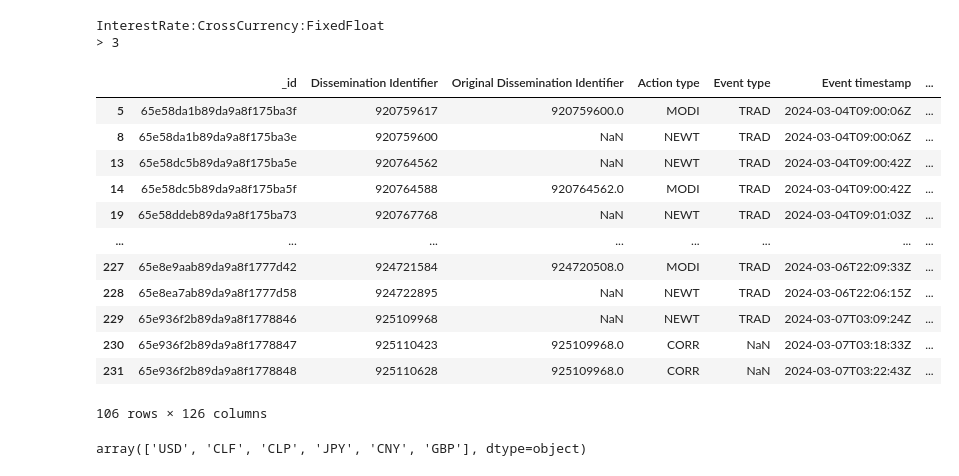
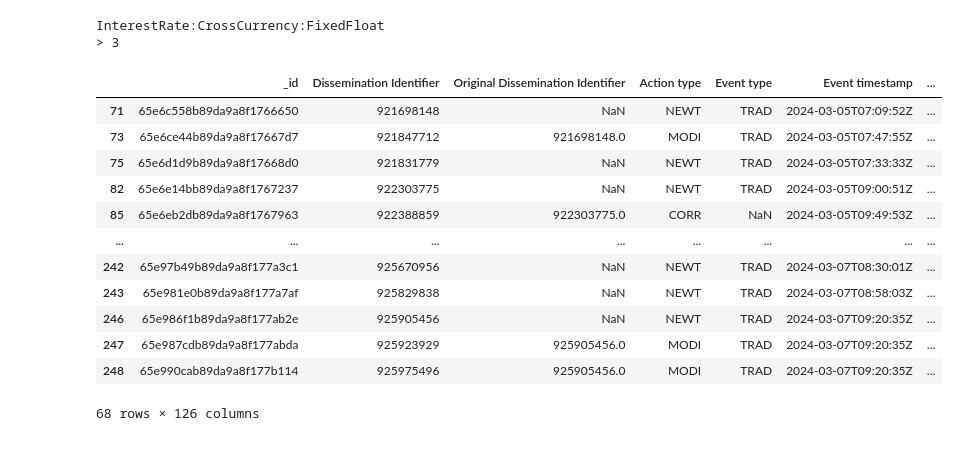
Before and after one commit to Mehedi24434/sdrpy, a Jupyter notebook: test.ipynb, the cells around one changed output. Cells and saved outputs as stored; diff of their text form; code cells hidden in the pictures.

```diff
--- a/test.ipynb
+++ b/test.ipynb
@@ -20,6 +1,6 @@ df
 # %%
 from sdrpy.data.data_module import get_data
-df=get_data(product="xccy",product_type="FixedFloat",date_range="-15d")
+df=get_data(product="xccy",product_type="FixedFloat",date_range="-3d")
 df
 # %% [output]
 |  | _id | Dissemination Identifier | Original Dissemination Identifier | Action type | Event type | Event timestamp | ... |
@@ -38,24 +19,20 @@ df
 # %%
 from sdrpy.filters.filter_functions import get_trades
-df1 =  get_trades (product="xccy",product_type="FixedFloat",date_range="-3d")
+df1 =  get_trades (df, product="xccy",product_type="FixedFloat",date_range="-2d",currency="USD")
 df1
 # %% [output]
 InterestRate:CrossCurrency:FixedFloat
 > 3
 |  | _id | Dissemination Identifier | Original Dissemination Identifier | Action type | Event type | Event timestamp | ... |
-| 5 | 65e58da1b89da9a8f175ba3f | 920759617 | 920759600.0 | MODI | TRAD | 2024-03-04T09:00:06Z | ... |
-| 8 | 65e58da1b89da9a8f175ba3e | 920759600 | NaN | NEWT | TRAD | 2024-03-04T09:00:06Z | ... |
-| 13 | 65e58dc5b89da9a8f175ba5e | 920764562 | NaN | NEWT | TRAD | 2024-03-04T09:00:42Z | ... |
-| 14 | 65e58dc5b89da9a8f175ba5f | 920764588 | 920764562.0 | MODI | TRAD | 2024-03-04T09:00:42Z | ... |
-| 19 | 65e58ddeb89da9a8f175ba73 | 920767768 | NaN | NEWT | TRAD | 2024-03-04T09:01:03Z | ... |
+| 71 | 65e6c558b89da9a8f1766650 | 921698148 | NaN | NEWT | TRAD | 2024-03-05T07:09:52Z | ... |
+| 73 | 65e6ce44b89da9a8f17667d7 | 921847712 | 921698148.0 | MODI | TRAD | 2024-03-05T07:47:55Z | ... |
+| 75 | 65e6d1d9b89da9a8f17668d0 | 921831779 | NaN | NEWT | TRAD | 2024-03-05T07:33:33Z | ... |
+| 82 | 65e6e14bb89da9a8f1767237 | 922303775 | NaN | NEWT | TRAD | 2024-03-05T09:00:51Z | ... |
+| 85 | 65e6eb2db89da9a8f1767963 | 922388859 | 922303775.0 | CORR | NaN | 2024-03-05T09:49:53Z | ... |
 | ... | ... | ... | ... | ... | ... | ... | ... |
-| 227 | 65e8e9aab89da9a8f1777d42 | 924721584 | 924720508.0 | MODI | TRAD | 2024-03-06T22:09:33Z | ... |
-| 228 | 65e8ea7ab89da9a8f1777d58 | 924722895 | NaN | NEWT | TRAD | 2024-03-06T22:06:15Z | ... |
-| 229 | 65e936f2b89da9a8f1778846 | 925109968 | NaN | NEWT | TRAD | 2024-03-07T03:09:24Z | ... |
-| 230 | 65e936f2b89da9a8f1778847 | 925110423 | 925109968.0 | CORR | NaN | 2024-03-07T03:18:33Z | ... |
-| 231 | 65e936f2b89da9a8f1778848 | 925110628 | 925109968.0 | CORR | NaN | 2024-03-07T03:22:43Z | ... |
+| 242 | 65e97b49b89da9a8f177a3c1 | 925670956 | NaN | NEWT | TRAD | 2024-03-07T08:30:01Z | ... |
+| 243 | 65e981e0b89da9a8f177a7af | 925829838 | NaN | NEWT | TRAD | 2024-03-07T08:58:03Z | ... |
+| 246 | 65e986f1b89da9a8f177ab2e | 925905456 | NaN | NEWT | TRAD | 2024-03-07T09:20:35Z | ... |
+| 247 | 65e987cdb89da9a8f177abda | 925923929 | 925905456.0 | MODI | TRAD | 2024-03-07T09:20:35Z | ... |
+| 248 | 65e990cab89da9a8f177b114 | 925975496 | 925905456.0 | MODI | TRAD | 2024-03-07T09:20:35Z | ... |
-106 rows × 126 columns
+68 rows × 126 columns
-# %%
-df1["Notional currency-Leg 2"].unique()
-# %% [output]
-array(['USD', 'CLF', 'CLP', 'JPY', 'CNY', 'GBP'], dtype=object)
```
Also changed, not shown: parts of 7 cells of this notebook, 8 other files.
